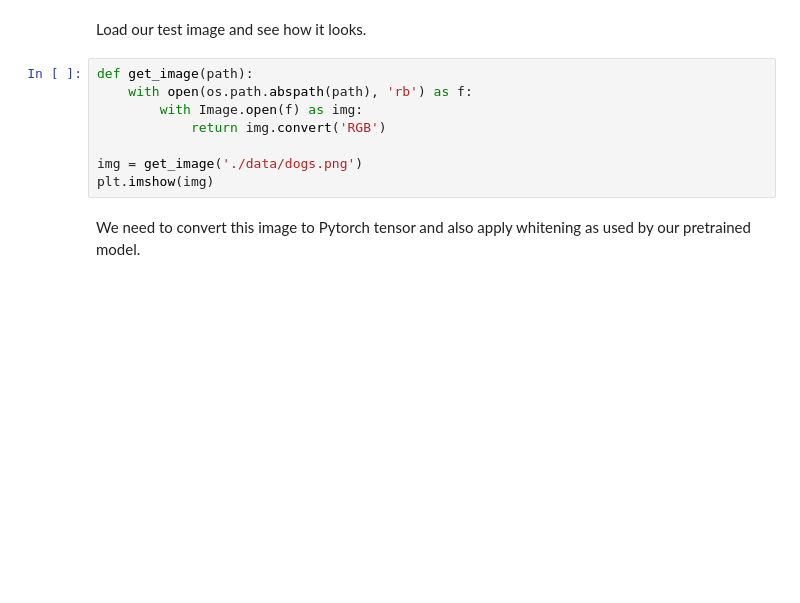
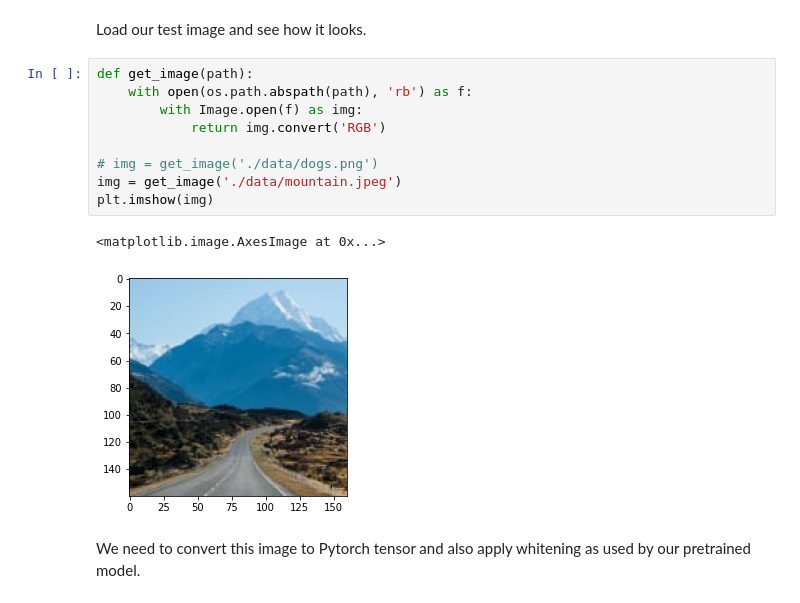
Before and after one commit to Mlokos/active-learning-lime, a Jupyter notebook: lime-tutorial-image-basic.ipynb, the cells around one changed output. Saved outputs shown, nothing was run; the diff lists cells and outputs as text; blank space fills up the shorter version.

Commit message:
play around with images

```diff
--- a/lime-tutorial-image-basic.ipynb
+++ b/lime-tutorial-image-basic.ipynb
@@ -22,11 +22,15 @@ Load our test image and see how it looks.
 # %%
 def get_image(path):
     with open(os.path.abspath(path), 'rb') as f:
         with Image.open(f) as img:
             return img.convert('RGB')
 
-img = get_image('./data/dogs.png')
+# img = get_image('./data/dogs.png')
+img = get_image('./data/mountain.jpeg')
 plt.imshow(img)
+# %% [output]
+<matplotlib.image.AxesImage at 0x...>
+[figure, added]
 # %% [markdown]
 We need to convert this image to Pytorch tensor and also apply whitening as used by our pretrained model.
 # %%
```
Also changed, not shown: parts of 4 cells of this notebook, 2 other files.
